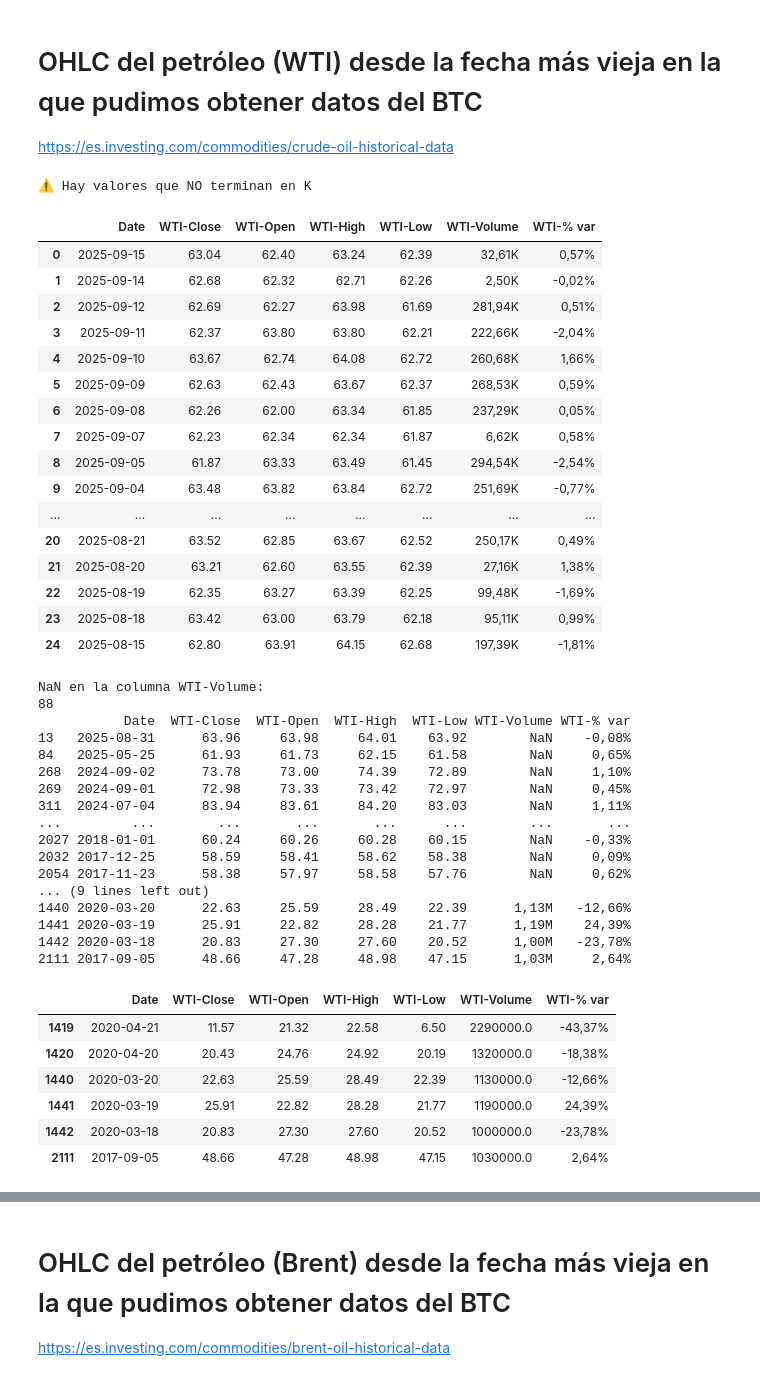
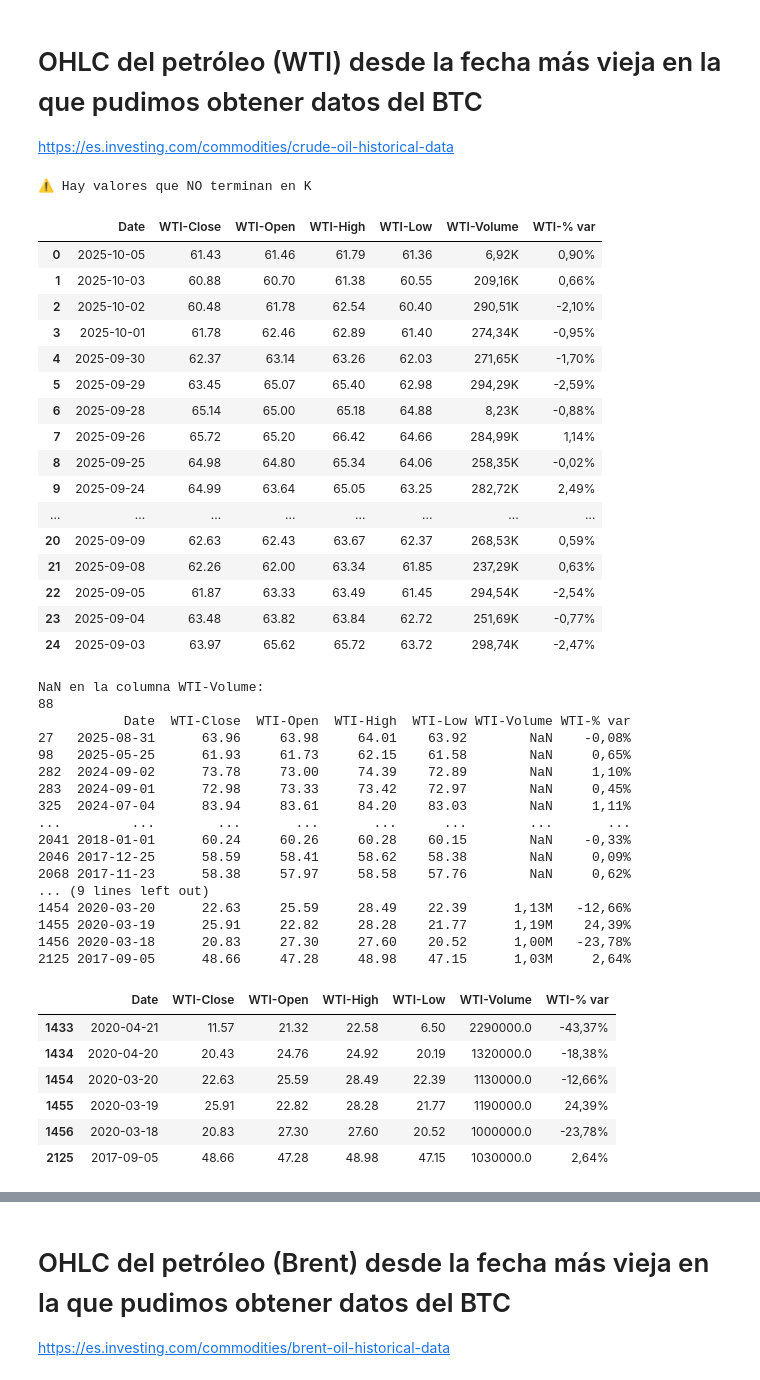
Before and after one commit to mijaelsegura03/ML_Bitcoin, a Jupyter notebook: EDA/OHLCs/EDA-1.ipynb, the cells around one changed output, grey strips where cells are left out. Cells and saved outputs as stored; diff of their text form; code cells hidden in the pictures.

```diff
--- a/EDA/OHLCs/EDA-1.ipynb
+++ b/EDA/OHLCs/EDA-1.ipynb
@@ -72,39 +73,39 @@ OHLC_data
 # OHLC del petróleo (WTI) desde la fecha más vieja en la que pudimos obtener datos del BTC
 https://es.investing.com/commodities/crude-oil-historical-data
 # %%
-OHLC_WTI = pd.read_csv("CSVs/WTI to 15.9.2025.csv")
+OHLC_WTI = pd.read_csv("CSVs/WTI.csv")
 OHLC_WTI = format_data(OHLC_WTI, "WTI")
 
 for feature in OHLC_WTI.columns.values[1:-2]:
     OHLC_WTI[feature] = OHLC_WTI[feature].str.replace(",",".")
 OHLC_WTI[["WTI-Close", "WTI-Open", "WTI-High", "WTI-Low"]] = OHLC_WTI[["WTI-Close", "WTI-Open", "WTI-High", "WTI-Low"]].astype(float)
 
 hay_sin_k = OHLC_WTI["WTI-Volume"].str.endswith("K", na=False).all()
 if hay_sin_k:
     print("✅ Todos los valores terminan en K")
 else:
     print("⚠️ Hay valores que NO terminan en K")
 
 OHLC_WTI.head(25)
 # %% [output]
 ⚠️ Hay valores que NO terminan en K
 |  | Date | WTI-Close | WTI-Open | WTI-High | WTI-Low | WTI-Volume | WTI-% var |
-| 0 | 2025-09-15 | 63.04 | 62.40 | 63.24 | 62.39 | 32,61K | 0,57% |
-| 1 | 2025-09-14 | 62.68 | 62.32 | 62.71 | 62.26 | 2,50K | -0,02% |
-| 2 | 2025-09-12 | 62.69 | 62.27 | 63.98 | 61.69 | 281,94K | 0,51% |
-| 3 | 2025-09-11 | 62.37 | 63.80 | 63.80 | 62.21 | 222,66K | -2,04% |
-| 4 | 2025-09-10 | 63.67 | 62.74 | 64.08 | 62.72 | 260,68K | 1,66% |
-| 5 | 2025-09-09 | 62.63 | 62.43 | 63.67 | 62.37 | 268,53K | 0,59% |
-| 6 | 2025-09-08 | 62.26 | 62.00 | 63.34 | 61.85 | 237,29K | 0,05% |
-| 7 | 2025-09-07 | 62.23 | 62.34 | 62.34 | 61.87 | 6,62K | 0,58% |
-| 8 | 2025-09-05 | 61.87 | 63.33 | 63.49 | 61.45 | 294,54K | -2,54% |
-| 9 | 2025-09-04 | 63.48 | 63.82 | 63.84 | 62.72 | 251,69K | -0,77% |
+| 0 | 2025-10-05 | 61.43 | 61.46 | 61.79 | 61.36 | 6,92K | 0,90% |
+| 1 | 2025-10-03 | 60.88 | 60.70 | 61.38 | 60.55 | 209,16K | 0,66% |
+| 2 | 2025-10-02 | 60.48 | 61.78 | 62.54 | 60.40 | 290,51K | -2,10% |
+| 3 | 2025-10-01 | 61.78 | 62.46 | 62.89 | 61.40 | 274,34K | -0,95% |
+| 4 | 2025-09-30 | 62.37 | 63.14 | 63.26 | 62.03 | 271,65K | -1,70% |
+| 5 | 2025-09-29 | 63.45 | 65.07 | 65.40 | 62.98 | 294,29K | -2,59% |
+| 6 | 2025-09-28 | 65.14 | 65.00 | 65.18 | 64.88 | 8,23K | -0,88% |
+| 7 | 2025-09-26 | 65.72 | 65.20 | 66.42 | 64.66 | 284,99K | 1,14% |
+| 8 | 2025-09-25 | 64.98 | 64.80 | 65.34 | 64.06 | 258,35K | -0,02% |
+| 9 | 2025-09-24 | 64.99 | 63.64 | 65.05 | 63.25 | 282,72K | 2,49% |
 | ... | ... | ... | ... | ... | ... | ... | ... |
-| 20 | 2025-08-21 | 63.52 | 62.85 | 63.67 | 62.52 | 250,17K | 0,49% |
-| 21 | 2025-08-20 | 63.21 | 62.60 | 63.55 | 62.39 | 27,16K | 1,38% |
-| 22 | 2025-08-19 | 62.35 | 63.27 | 63.39 | 62.25 | 99,48K | -1,69% |
-| 23 | 2025-08-18 | 63.42 | 63.00 | 63.79 | 62.18 | 95,11K | 0,99% |
-| 24 | 2025-08-15 | 62.80 | 63.91 | 64.15 | 62.68 | 197,39K | -1,81% |
+| 20 | 2025-09-09 | 62.63 | 62.43 | 63.67 | 62.37 | 268,53K | 0,59% |
+| 21 | 2025-09-08 | 62.26 | 62.00 | 63.34 | 61.85 | 237,29K | 0,63% |
+| 22 | 2025-09-05 | 61.87 | 63.33 | 63.49 | 61.45 | 294,54K | -2,54% |
+| 23 | 2025-09-04 | 63.48 | 63.82 | 63.84 | 62.72 | 251,69K | -0,77% |
+| 24 | 2025-09-03 | 63.97 | 65.62 | 65.72 | 63.72 | 298,74K | -2,47% |
 # %%
 print("NaN en la columna WTI-Volume:")
 print(OHLC_WTI["WTI-Volume"].isna().sum())
@@ -117,20 +118,20 @@ print(OHLC_WTI[filtro])
 NaN en la columna WTI-Volume:
 88
            Date  WTI-Close  WTI-Open  WTI-High  WTI-Low WTI-Volume WTI-% var
-13   2025-08-31      63.96     63.98     64.01    63.92        NaN    -0,08%
-84   2025-05-25      61.93     61.73     62.15    61.58        NaN     0,65%
-268  2024-09-02      73.78     73.00     74.39    72.89        NaN     1,10%
-269  2024-09-01      72.98     73.33     73.42    72.97        NaN     0,45%
-311  2024-07-04      83.94     83.61     84.20    83.03        NaN     1,11%
+27   2025-08-31      63.96     63.98     64.01    63.92        NaN    -0,08%
+98   2025-05-25      61.93     61.73     62.15    61.58        NaN     0,65%
+282  2024-09-02      73.78     73.00     74.39    72.89        NaN     1,10%
+283  2024-09-01      72.98     73.33     73.42    72.97        NaN     0,45%
+325  2024-07-04      83.94     83.61     84.20    83.03        NaN     1,11%
 ...         ...        ...       ...       ...      ...        ...       ...
-2027 2018-01-01      60.24     60.26     60.28    60.15        NaN    -0,33%
-2032 2017-12-25      58.59     58.41     58.62    58.38        NaN     0,09%
-2054 2017-11-23      58.38     57.97     58.58    57.76        NaN     0,62%
+2041 2018-01-01      60.24     60.26     60.28    60.15        NaN    -0,33%
+2046 2017-12-25      58.59     58.41     58.62    58.38        NaN     0,09%
+2068 2017-11-23      58.38     57.97     58.58    57.76        NaN     0,62%
 ... (9 lines left out)
-1440 2020-03-20      22.63     25.59     28.49    22.39      1,13M   -12,66%
-1441 2020-03-19      25.91     22.82     28.28    21.77      1,19M    24,39%
-1442 2020-03-18      20.83     27.30     27.60    20.52      1,00M   -23,78%
-2111 2017-09-05      48.66     47.28     48.98    47.15      1,03M     2,64%
+1454 2020-03-20      22.63     25.59     28.49    22.39      1,13M   -12,66%
+1455 2020-03-19      25.91     22.82     28.28    21.77      1,19M    24,39%
+1456 2020-03-18      20.83     27.30     27.60    20.52      1,00M   -23,78%
+2125 2017-09-05      48.66     47.28     48.98    47.15      1,03M     2,64%
 # %%
 def parse_value(x):
     if pd.isna(x):  # mantenemos los NaN por ahora
@@ -157,12 +158,12 @@ OHLC_WTI["WTI-Volume"] = OHLC_WTI["WTI-Volume"].apply(parse_value)
 OHLC_WTI[OHLC_WTI["WTI-Volume"] >= 1000000]
 # %% [output]
 |  | Date | WTI-Close | WTI-Open | WTI-High | WTI-Low | WTI-Volume | WTI-% var |
-| 1419 | 2020-04-21 | 11.57 | 21.32 | 22.58 | 6.50 | 2290000.0 | -43,37% |
-| 1420 | 2020-04-20 | 20.43 | 24.76 | 24.92 | 20.19 | 1320000.0 | -18,38% |
-| 1440 | 2020-03-20 | 22.63 | 25.59 | 28.49 | 22.39 | 1130000.0 | -12,66% |
-| 1441 | 2020-03-19 | 25.91 | 22.82 | 28.28 | 21.77 | 1190000.0 | 24,39% |
-| 1442 | 2020-03-18 | 20.83 | 27.30 | 27.60 | 20.52 | 1000000.0 | -23,78% |
-| 2111 | 2017-09-05 | 48.66 | 47.28 | 48.98 | 47.15 | 1030000.0 | 2,64% |
+| 1433 | 2020-04-21 | 11.57 | 21.32 | 22.58 | 6.50 | 2290000.0 | -43,37% |
+| 1434 | 2020-04-20 | 20.43 | 24.76 | 24.92 | 20.19 | 1320000.0 | -18,38% |
+| 1454 | 2020-03-20 | 22.63 | 25.59 | 28.49 | 22.39 | 1130000.0 | -12,66% |
+| 1455 | 2020-03-19 | 25.91 | 22.82 | 28.28 | 21.77 | 1190000.0 | 24,39% |
+| 1456 | 2020-03-18 | 20.83 | 27.30 | 27.60 | 20.52 | 1000000.0 | -23,78% |
+| 2125 | 2017-09-05 | 48.66 | 47.28 | 48.98 | 47.15 | 1030000.0 | 2,64% |
 # %%
 OHLC_WTI.head(25)
 # %% [output]
```
Also changed, not shown: parts of 25 cells of this notebook, 6 other files.
